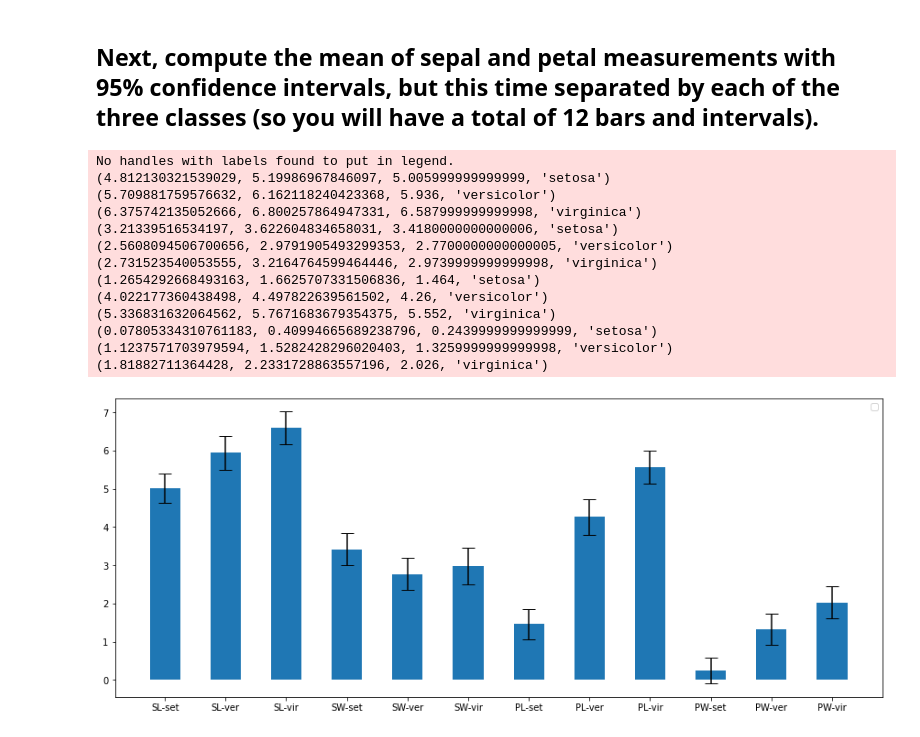
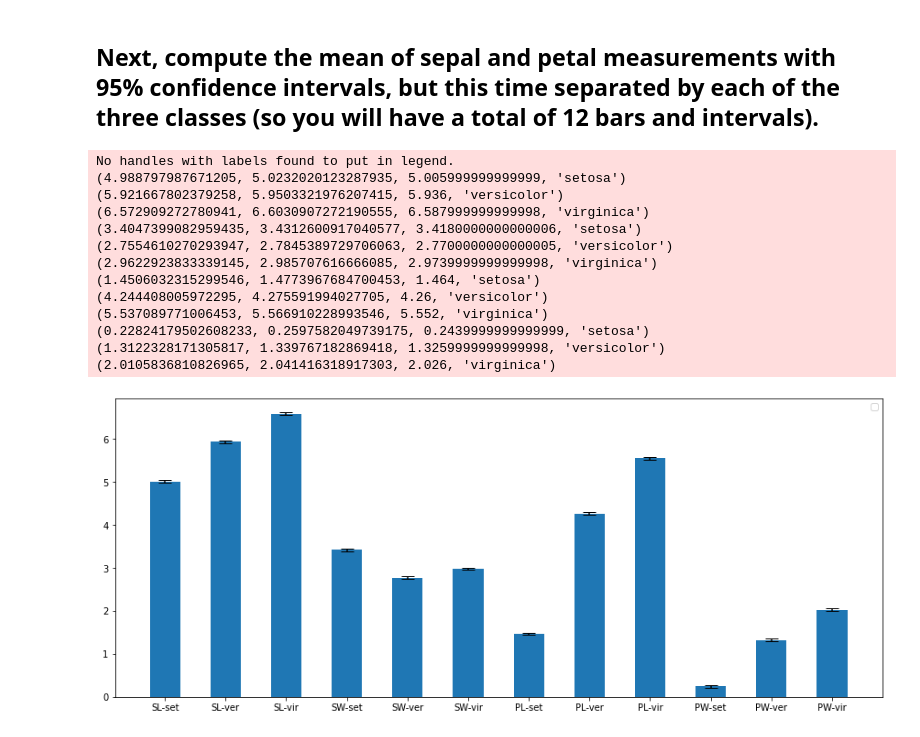
Before and after one commit to jventura1738/COSC311, a Jupyter notebook: LABS/LAB5/LAB5.ipynb, the cells around one changed output. Drawn from its saved outputs; the diff is of its cells as text; code cells hidden in the pictures.

```diff
--- a/LABS/LAB5/LAB5.ipynb
+++ b/LABS/LAB5/LAB5.ipynb
@@ -118,45 +118,46 @@ for group in new_arrays:
         sample_size = 50
         resample_count = 50
         x_bar = f_class[:,0].mean()
         samples = []
         sample_means = []
 
         for i in range(resample_count):
             for i in range(sample_size):
-                idx = np.random.randint(0, 150)
-                samples.append(array[idx])
+                #idx = np.random.randint(0, 150)
+                idx = np.random.randint(0, len(f_class))
+                samples.append(f_class[idx])
             sample_means.append(np.mean(samples))
             samples.clear()
 
         SE = np.std(sample_means)
         lo = (x_bar - 1.96 * SE)
         hi = (x_bar + 1.96 * SE)
 
         mean_data.append((lo, hi, x_bar, f_name))
 
 # For information.
 for data in mean_data:
     print(data)
 
 # Plotting
 plt.rcParams['figure.figsize'] = [15, 6]
 names2 = ['SL-set', 'SL-ver', 'SL-vir', 'SW-set', 'SW-ver', 'SW-vir', 'PL-set', 'PL-ver', 'PL-vir', 'PW-set', 'PW-ver', 'PW-vir']
 plt.bar(names2, [data[2] for data in mean_data], yerr=[data[1] - data[0] for data in mean_data], capsize=7, width=0.5)
 plt.legend()
 plt.show()
 pass
 # %% [output]
 No handles with labels found to put in legend.
-(4.812130321539029, 5.19986967846097, 5.005999999999999, 'setosa')
-(5.709881759576632, 6.162118240423368, 5.936, 'versicolor')
-(6.375742135052666, 6.800257864947331, 6.587999999999998, 'virginica')
-(3.21339516534197, 3.622604834658031, 3.4180000000000006, 'setosa')
-(2.5608094506700656, 2.9791905493299353, 2.7700000000000005, 'versicolor')
-(2.731523540053555, 3.2164764599464446, 2.9739999999999998, 'virginica')
-(1.2654292668493163, 1.6625707331506836, 1.464, 'setosa')
-(4.022177360438498, 4.497822639561502, 4.26, 'versicolor')
-(5.336831632064562, 5.7671683679354375, 5.552, 'virginica')
-(0.07805334310761183, 0.40994665689238796, 0.2439999999999999, 'setosa')
-(1.1237571703979594, 1.5282428296020403, 1.3259999999999998, 'versicolor')
-(1.81882711364428, 2.2331728863557196, 2.026, 'virginica')
+(4.988797987671205, 5.0232020123287935, 5.005999999999999, 'setosa')
+(5.921667802379258, 5.9503321976207415, 5.936, 'versicolor')
+(6.572909272780941, 6.6030907272190555, 6.587999999999998, 'virginica')
+(3.4047399082959435, 3.4312600917040577, 3.4180000000000006, 'setosa')
+(2.7554610270293947, 2.7845389729706063, 2.7700000000000005, 'versicolor')
+(2.9622923833339145, 2.985707616666085, 2.9739999999999998, 'virginica')
+(1.4506032315299546, 1.4773967684700453, 1.464, 'setosa')
+(4.244408005972295, 4.275591994027705, 4.26, 'versicolor')
+(5.537089771006453, 5.566910228993546, 5.552, 'virginica')
+(0.22824179502608233, 0.2597582049739175, 0.2439999999999999, 'setosa')
+(1.3122328171305817, 1.339767182869418, 1.3259999999999998, 'versicolor')
+(2.0105836810826965, 2.041416318917303, 2.026, 'virginica')
-[figure, old version]
+[figure, new version]
```
Also changed, not shown: parts of 1 cell of this notebook, 1 other file.
